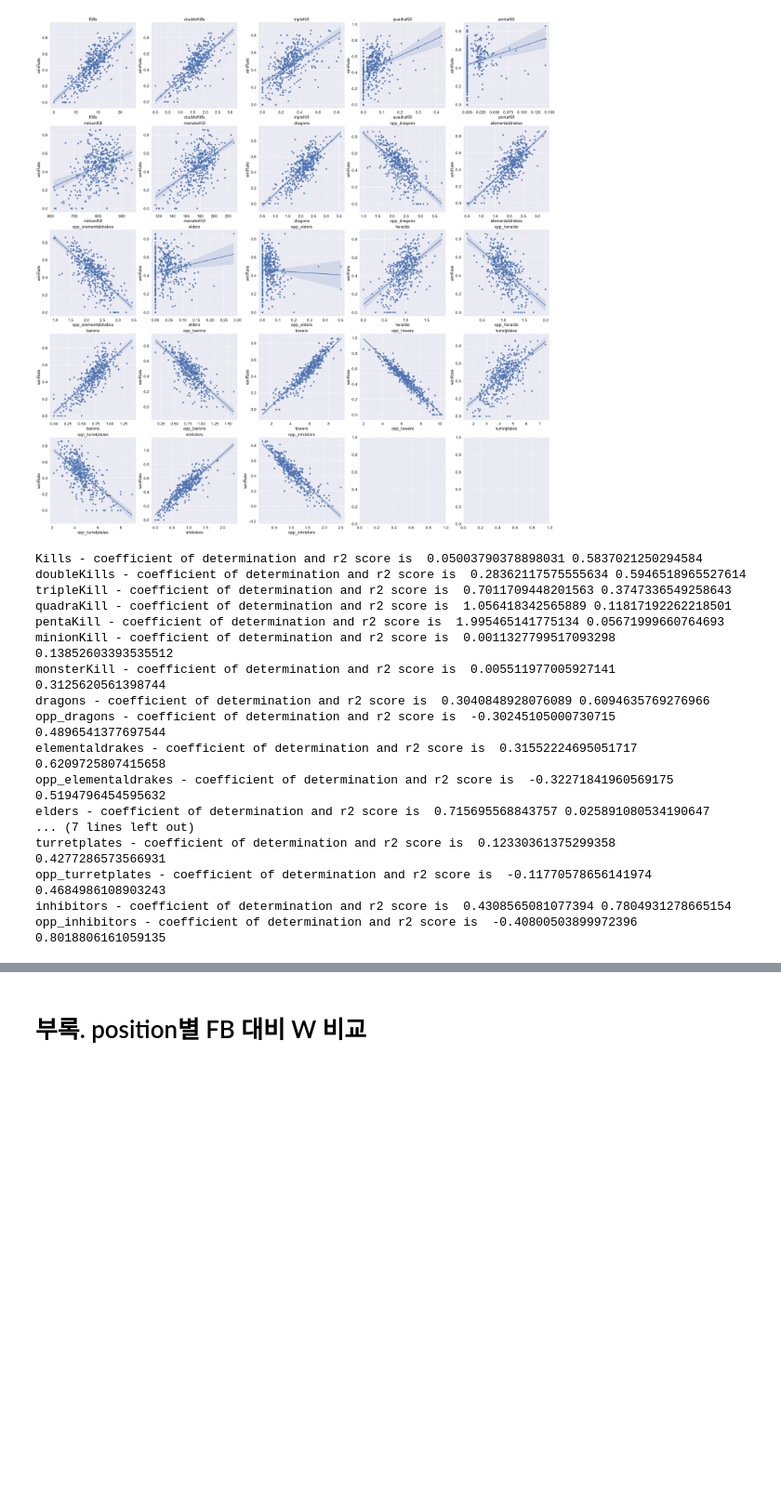
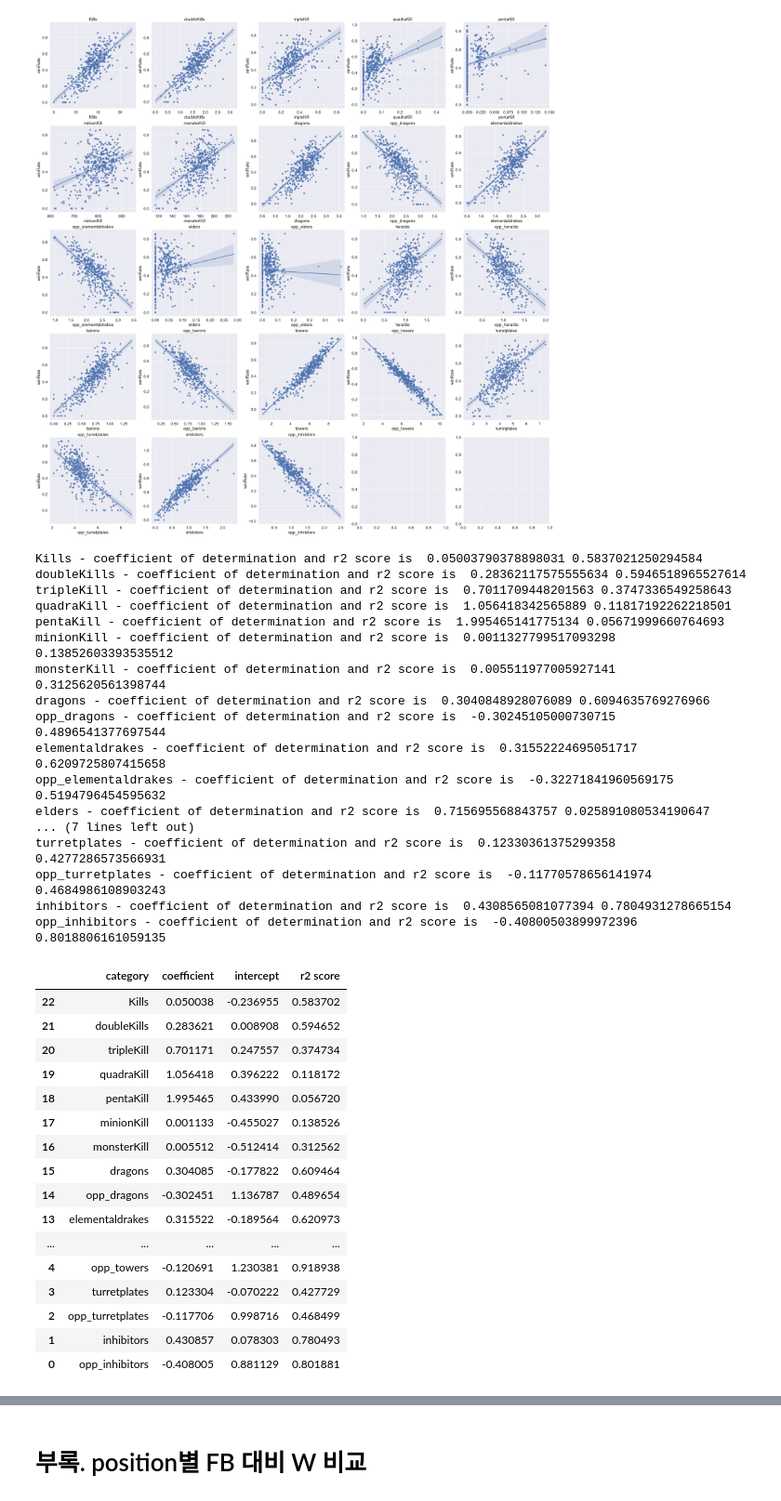
Before and after one commit to minchoCoin/LOL_data_analysis_prj, a Jupyter notebook: esportsDataAnalysis.ipynb, the cells around one changed output, grey strips where cells are left out. Shown at 93% size. Cells and saved outputs as stored; diff of their text form; code cells hidden in the pictures; blank space fills up the shorter version.

```diff
--- a/esportsDataAnalysis.ipynb
+++ b/esportsDataAnalysis.ipynb
@@ -366,31 +392,54 @@ for i in range(len(col)):
 # %%
 #https://m.blog.naver.com/PostView.naver?isHttpsRedirect=true&blogId=dotorimj2&logNo=222117972039
 
-coef_dict = defaultdict(float)
+trendData = pd.DataFrame(columns = ['category','coefficient','intercept','r2 score'])
 
 for c in col:
     model=LinearRegression()
     var = np.array(relationDf[c]).reshape((-1,1))
     winRate = np.array(relationDf['winRate']).reshape((-1,1))
     model.fit(var,winRate)
     coef = model.coef_[0][0]
+    intercept = model.intercept_[0]
     r2 = model.score(var,winRate)
     print(c + ' - coefficient of determination and r2 score is ',coef,r2)
+    trendData.loc[-1] = [c,coef,intercept,r2]
+    trendData.index +=1
+
+
+trendData
 # %% [output]
 Kills - coefficient of determination and r2 score is  0.05003790378898031 0.5837021250294584
 doubleKills - coefficient of determination and r2 score is  0.28362117575555634 0.5946518965527614
 tripleKill - coefficient of determination and r2 score is  0.7011709448201563 0.3747336549258643
 quadraKill - coefficient of determination and r2 score is  1.056418342565889 0.11817192262218501
 pentaKill - coefficient of determination and r2 score is  1.995465141775134 0.05671999660764693
 minionKill - coefficient of determination and r2 score is  0.0011327799517093298 0.13852603393535512
 monsterKill - coefficient of determination and r2 score is  0.005511977005927141 0.3125620561398744
 dragons - coefficient of determination and r2 score is  0.3040848928076089 0.6094635769276966
 opp_dragons - coefficient of determination and r2 score is  -0.30245105000730715 0.4896541377697544
 elementaldrakes - coefficient of determination and r2 score is  0.31552224695051717 0.6209725807415658
 opp_elementaldrakes - coefficient of determination and r2 score is  -0.32271841960569175 0.5194796454595632
 elders - coefficient of determination and r2 score is  0.715695568843757 0.025891080534190647
 ... (7 lines left out)
 turretplates - coefficient of determination and r2 score is  0.12330361375299358 0.4277286573566931
 opp_turretplates - coefficient of determination and r2 score is  -0.11770578656141974 0.4684986108903243
 inhibitors - coefficient of determination and r2 score is  0.4308565081077394 0.7804931278665154
 opp_inhibitors - coefficient of determination and r2 score is  -0.40800503899972396 0.8018806161059135
+|  | category | coefficient | intercept | r2 score |
+| 22 | Kills | 0.050038 | -0.236955 | 0.583702 |
+| 21 | doubleKills | 0.283621 | 0.008908 | 0.594652 |
+| 20 | tripleKill | 0.701171 | 0.247557 | 0.374734 |
+| 19 | quadraKill | 1.056418 | 0.396222 | 0.118172 |
+| 18 | pentaKill | 1.995465 | 0.433990 | 0.056720 |
+| 17 | minionKill | 0.001133 | -0.455027 | 0.138526 |
+| 16 | monsterKill | 0.005512 | -0.512414 | 0.312562 |
+| 15 | dragons | 0.304085 | -0.177822 | 0.609464 |
+| 14 | opp_dragons | -0.302451 | 1.136787 | 0.489654 |
+| 13 | elementaldrakes | 0.315522 | -0.189564 | 0.620973 |
+| ... | ... | ... | ... | ... |
+| 4 | opp_towers | -0.120691 | 1.230381 | 0.918938 |
+| 3 | turretplates | 0.123304 | -0.070222 | 0.427729 |
+| 2 | opp_turretplates | -0.117706 | 0.998716 | 0.468499 |
+| 1 | inhibitors | 0.430857 | 0.078303 | 0.780493 |
+| 0 | opp_inhibitors | -0.408005 | 0.881129 | 0.801881 |
```
Also changed, not shown: parts of 5 cells of this notebook.
